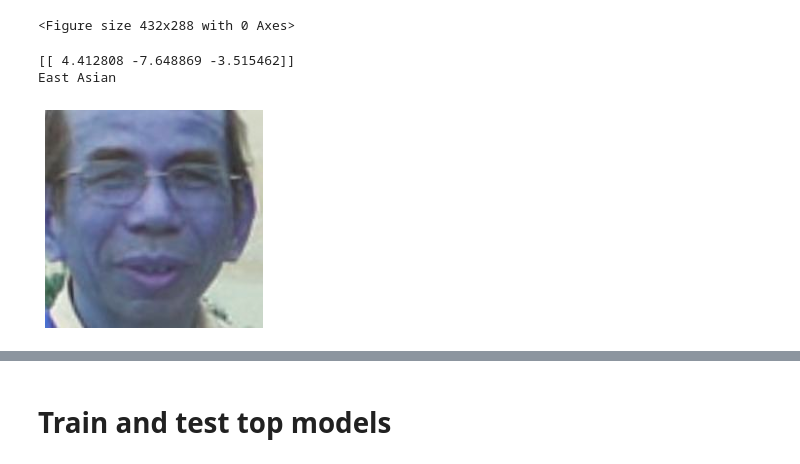
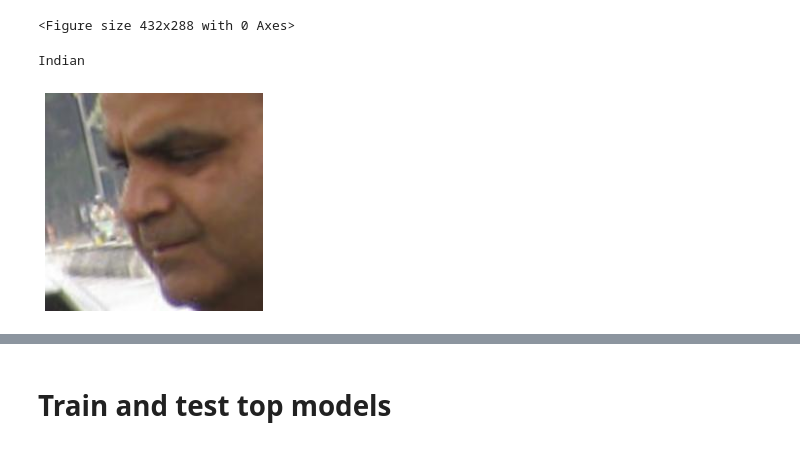
Before and after one commit to biplobsd/ImageClassificationTest, a Jupyter notebook: cnn_transfer_learning.ipynb, the cells around one changed output, grey strips where cells are left out. Cells and saved outputs as stored; diff of their text form; code cells hidden in the pictures.

Commit message:
tflite export

```diff
--- a/cnn_transfer_learning.ipynb
+++ b/cnn_transfer_learning.ipynb
@@ -323,7 +313,6 @@ plt.savefig('AccVal_acc')
 [figure]
 <Figure size 432x288 with 0 Axes>
 # %%
-import numpy as np
 faces_labels_dict = [
     'East Asian',
     'Indian',
@@ -331,19 +320,23 @@ faces_labels_dict = [
 ]
 
 def prepare(filepath):
-
   img = cv2.imread(filepath)
   plt.axis('off')
-  resized_img = cv2.resize(img,(224,224))/255
+  resized_img = cv2.resize(cv2.cvtColor(img, cv2.COLOR_BGR2RGB),(224,224)).astype(np.float32)/255
   # resized_img.reshape(-1, 224, 224, 3)
   plt.imshow(resized_img)
   return resized_img.reshape(1, 224, 224, 3)
-
-imgArray = prepare('/content/Mini Dataset/East Asian/11.jpg')
-prediction = model3.predict(imgArray)
-print(prediction)
-print(faces_labels_dict[np.argmax(prediction)])
-# %% [output]
-[[ 4.412808 -7.648869 -3.515462]]
-East Asian
-[figure, removed]
+# %%
+interpreter = tf.lite.Interpreter(model_path='/content/lite_faceClassifier_imgnetPLUSresnet_50_v1.tflite')
+# This little helper wraps the TFLite Interpreter as a numpy-to-numpy function.
+def lite_model(images):
+  interpreter.allocate_tensors()
+  interpreter.set_tensor(interpreter.get_input_details()[0]['index'], images)
+  interpreter.invoke()
+  return interpreter.get_tensor(interpreter.get_output_details()[0]['index'])
+# %%
+probs_lite = lite_model(prepare('/content/Mini Dataset/Indian/103.jpg'))
+print(faces_labels_dict[np.argmax(probs_lite)])
+# %% [output]
+Indian
+[figure, added]
```
Also changed, not shown: parts of 29 cells of this notebook.
